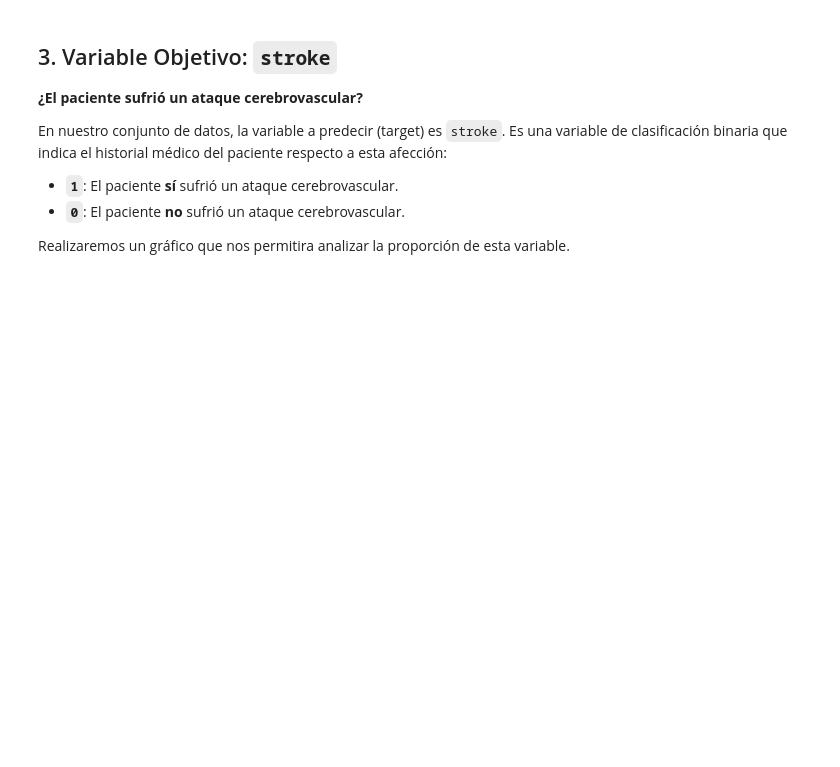
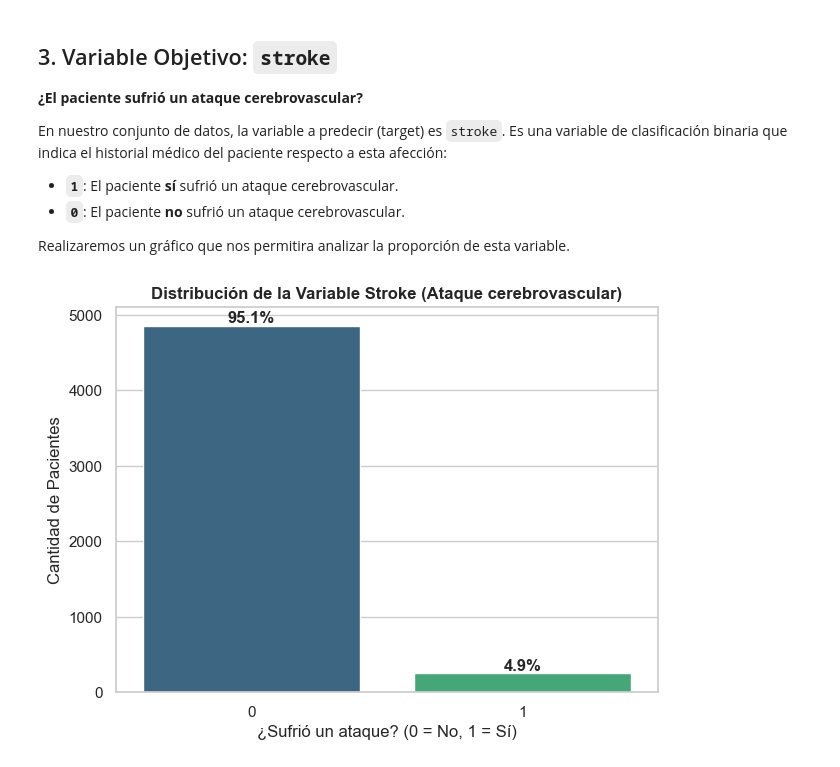
Before and after one commit to MauricioTapia84/EDA-ACV, a Jupyter notebook: notebooks/eda.ipynb, the cells around one changed output. Drawn from its saved outputs; the diff is of its cells as text; code cells hidden in the pictures; blank space fills up the shorter version.

Commit message:
1.1.0
Implementing charts and initial EDA

```diff
--- a/notebooks/eda.ipynb
+++ b/notebooks/eda.ipynb
@@ -99,7 +101,17 @@ En nuestro conjunto de datos, la variable a predecir (target) es `stroke`. Es un
 Realizaremos un gráfico que nos permitira analizar la proporción de esta variable.
 # %%
 plt.figure(figsize=(7, 5))
-ax = sns.countplot(data=df, x='y', palette='viridis')
-plt.title('Distribución de la Variable Stroke (Ataque cerebrovascular)')
+ax = sns.countplot(data=df, x='stroke', palette='viridis')
+plt.title('Distribución de la Variable Stroke (Ataque cerebrovascular)', fontweight='bold')
 plt.ylabel('Cantidad de Pacientes')
-plt.xlabel('Sufrió un ataque?')
+plt.xlabel('¿Sufrió un ataque? (0 = No, 1 = Sí)')
+
+# Agregar los porcentajes arriba de las barras
+total = len(df)
+for p in ax.patches:
+    porcentaje = f'{100 * p.get_height() / total:.1f}%'
+    ax.annotate(porcentaje, (p.get_x() + p.get_width() / 2., p.get_height()),
+                ha='center', va='bottom', fontsize=12, fontweight='bold')
+plt.show()
+# %% [output]
+[figure, added]
```
Also changed, not shown: parts of 4 cells of this notebook, 3 other files.
